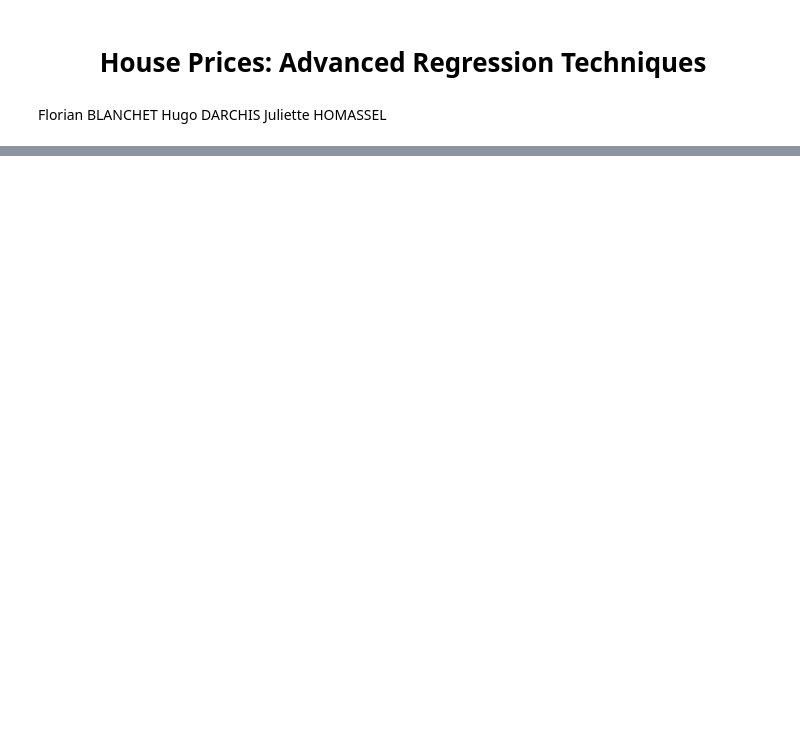
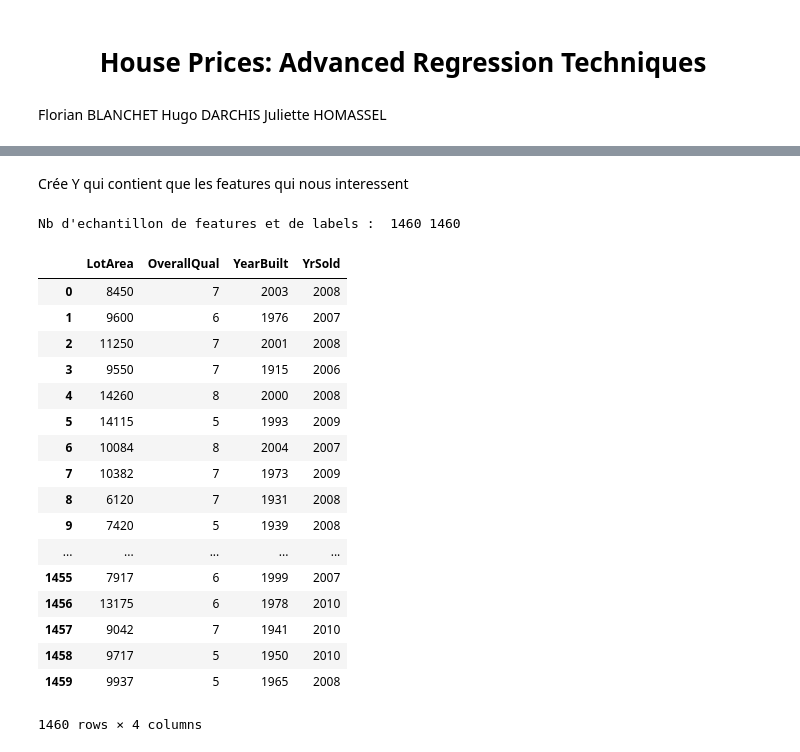
Before and after one commit to florianblanchet/house_pricing, a Jupyter notebook: Projet_fouille.ipynb, the cells around one changed output, grey strips where cells are left out. Saved outputs shown, nothing was run; the diff lists cells and outputs as text; code cells hidden in the pictures; blank space fills up the shorter version.

```diff
--- a/Projet_fouille.ipynb
+++ b/Projet_fouille.ipynb
@@ -40,0 +68,26 @@ labels = data2[['SalePrice']]
+# %% [markdown]
+Crée Y qui contient que les features qui nous interessent
+# %%
+Y = pd.DataFrame({"LotArea":features["LotArea"], "OverallQual":features["OverallQual"], "YearBuilt":features["YearBuilt"],"YrSold":features["YrSold"]})
+print "Nb d'echantillon de features et de labels : ", len(Y), len(labels)
+Y
+# %% [output]
+Nb d'echantillon de features et de labels :  1460 1460
+|  | LotArea | OverallQual | YearBuilt | YrSold |
+| 0 | 8450 | 7 | 2003 | 2008 |
+| 1 | 9600 | 6 | 1976 | 2007 |
+| 2 | 11250 | 7 | 2001 | 2008 |
+| 3 | 9550 | 7 | 1915 | 2006 |
+| 4 | 14260 | 8 | 2000 | 2008 |
+| 5 | 14115 | 5 | 1993 | 2009 |
+| 6 | 10084 | 8 | 2004 | 2007 |
+| 7 | 10382 | 7 | 1973 | 2009 |
+| 8 | 6120 | 7 | 1931 | 2008 |
+| 9 | 7420 | 5 | 1939 | 2008 |
+| ... | ... | ... | ... | ... |
+| 1455 | 7917 | 6 | 1999 | 2007 |
+| 1456 | 13175 | 6 | 1978 | 2010 |
+| 1457 | 9042 | 7 | 1941 | 2010 |
+| 1458 | 9717 | 5 | 1950 | 2010 |
+| 1459 | 9937 | 5 | 1965 | 2008 |
+1460 rows × 4 columns
```
Also changed, not shown: parts of 15 cells of this notebook.
